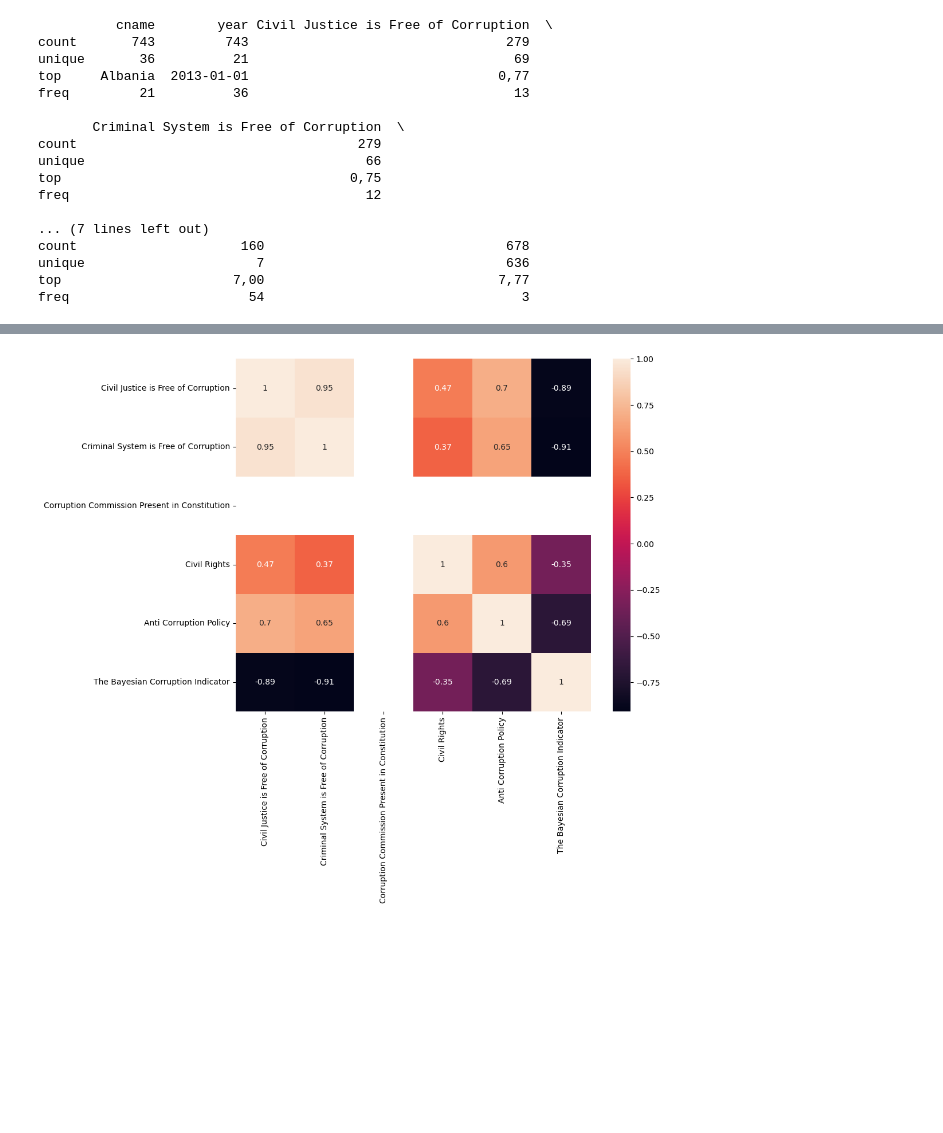
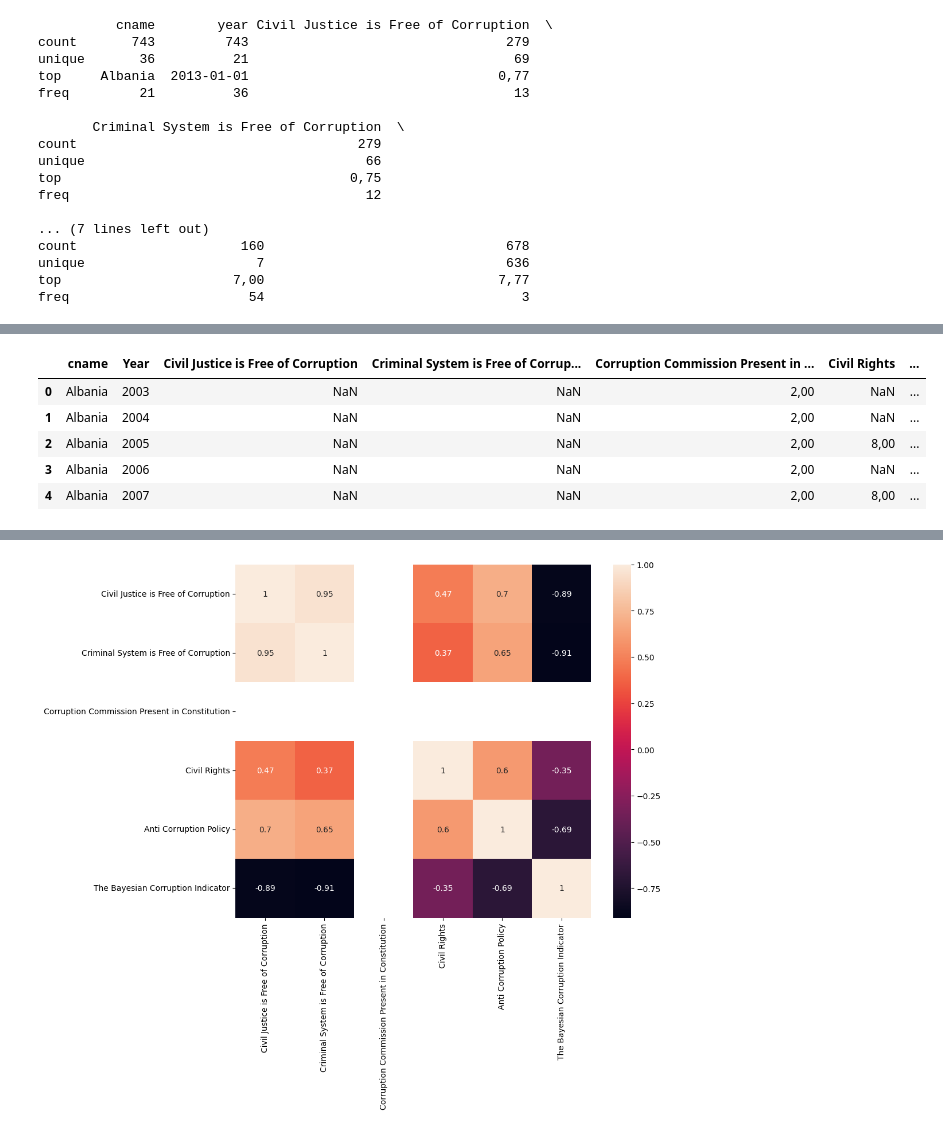
Before and after one commit to gonlyplease/corruption_analysis_europe, a Jupyter notebook: notebooks/exploring_oecd.ipynb, the cells around one changed output, grey strips where cells are left out. Drawn from its saved outputs; the diff is of its cells as text; code cells hidden in the pictures; blank space fills up the shorter version.

```diff
--- a/notebooks/exploring_oecd.ipynb
+++ b/notebooks/exploring_oecd.ipynb
@@ -53,0 +77,49 @@ dtype: int64
+# %%
+def apply_iso3_code(df, countries_df):
+    """
+    Merges 'df' (with 'cname') against 'countries_df' (with 'Country Name' and 'Country Code')
+    to add the 'ISO3 Code' column to 'df'.
+
+    Parameters:
+        df (pd.DataFrame): Your original DataFrame with a 'cname' column.
+        countries_df (pd.DataFrame): DataFrame with at least two columns:
+                                     - 'Country Name': textual name of the country
+                                     - 'Country Code': ISO3 code (e.g. FRA, DEU, etc.)
+
+    Returns:
+        pd.DataFrame: Updated DataFrame that includes the 'ISO3 Code'.
+    """
+
+    # Merge on the country name
+    merged = df.merge(
+        countries_df[['Country', 'ISO3 Code']],
+        how='left',
+        left_on='cname',
+        right_on='Country'
+    )
+
+
+    # (Optional) Filter out rows with missing ISO3 codes,
+    # if you only want to keep countries that have a valid code:
+    merged = merged[~merged['ISO3 Code'].isna()]
+
+    return merged
+
+# --- Example usage ---
+# Suppose `df` is your 8-column DataFrame shown above, and
+# `countries_df` is a DataFrame that contains a mapping
+# of valid European countries to their ISO3 codes.
+
+# df_with_iso3 = apply_iso3_code(df, countries_df)
+# print(df_with_iso3.head())
+# %%
+countries = pd.read_csv("../data/processed/europe_countries.csv")
+oecd_data = apply_iso3_code(oecd_data, countries)
+oecd_data.head()
+# %% [output]
+|  | cname | Year | Civil Justice is Free of Corruption | Criminal System is Free of Corrup... | Corruption Commission Present in ... | Civil Rights | ... |
+| 0 | Albania | 2003 | NaN | NaN | 2,00 | NaN | ... |
+| 1 | Albania | 2004 | NaN | NaN | 2,00 | NaN | ... |
+| 2 | Albania | 2005 | NaN | NaN | 2,00 | 8,00 | ... |
+| 3 | Albania | 2006 | NaN | NaN | 2,00 | NaN | ... |
+| 4 | Albania | 2007 | NaN | NaN | 2,00 | 8,00 | ... |
```
Also changed, not shown: parts of 14 cells of this notebook, 1 other file.
